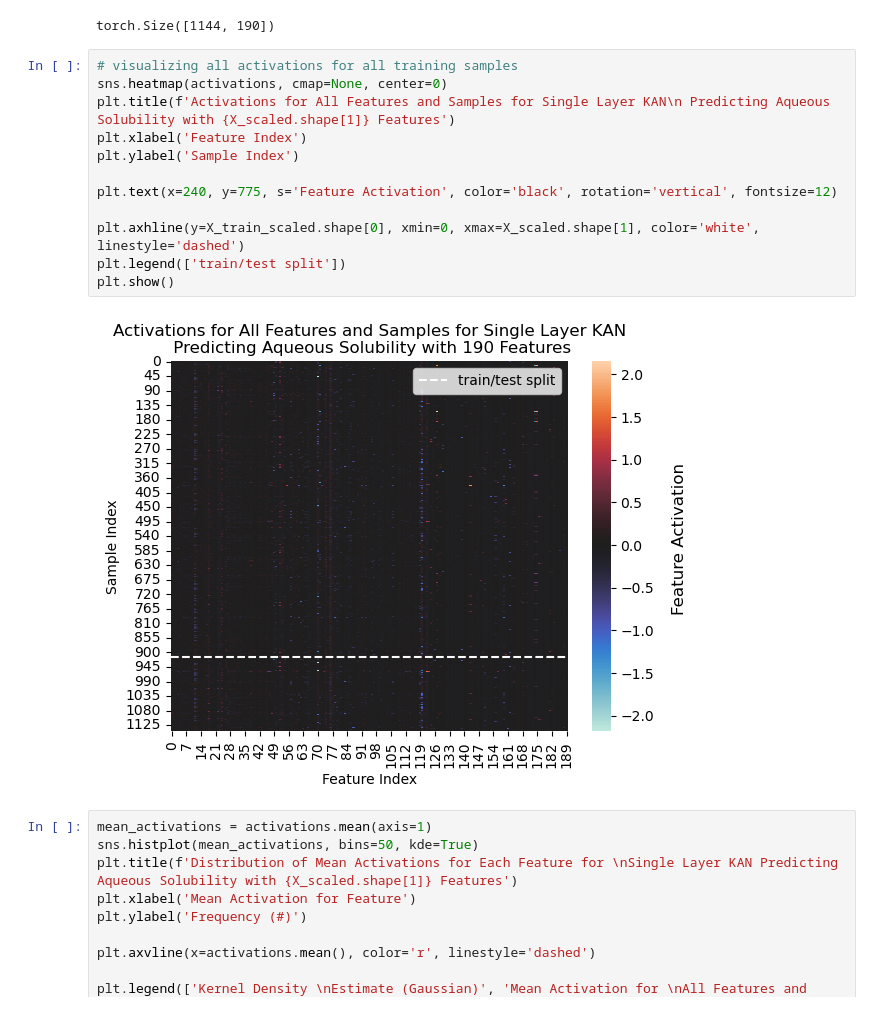
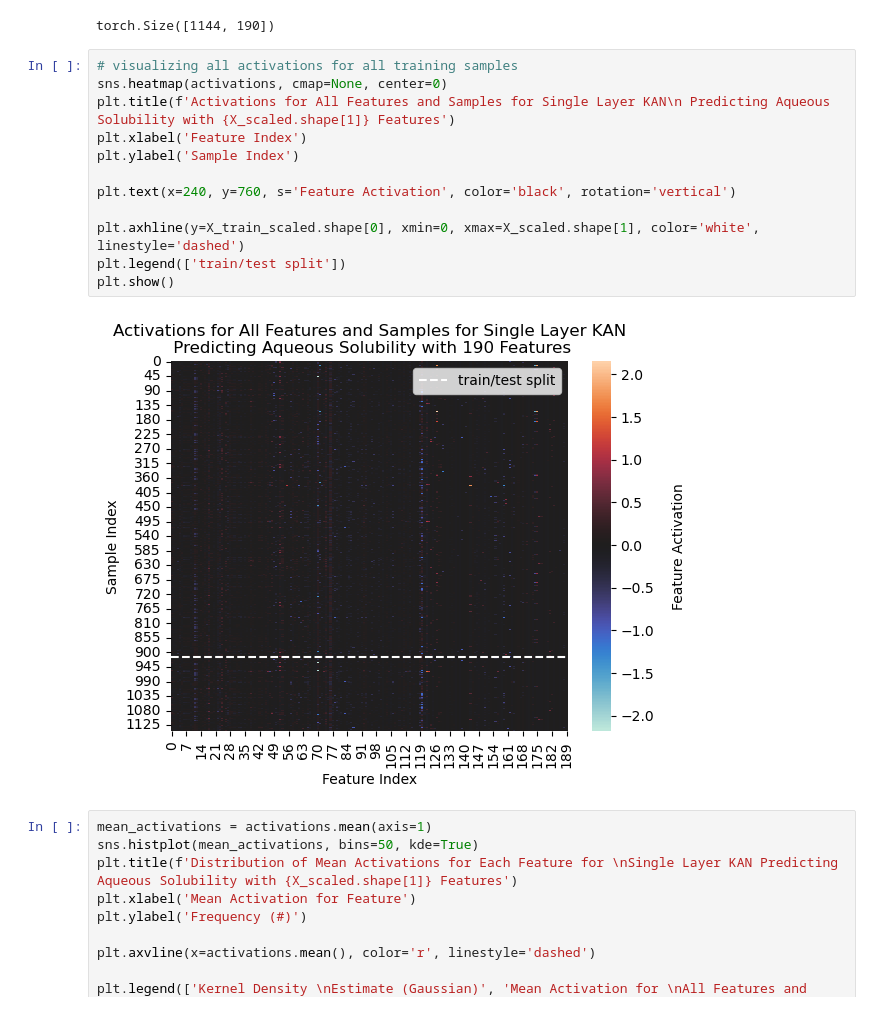
Before and after one commit to cgeils25/Chemical_Physics_and_KANs, a Jupyter notebook: notebooks/aqueous_solubility_delaney/investigating_KAN.ipynb, the cells around one changed output. Cells and saved outputs as stored; diff of their text form.

Commit message:
fixed font size on heatmap

```diff
--- a/notebooks/aqueous_solubility_delaney/investigating_KAN.ipynb
+++ b/notebooks/aqueous_solubility_delaney/investigating_KAN.ipynb
@@ -346,17 +346,17 @@ torch.Size([1144, 190])
 # %%
 # visualizing all activations for all training samples
 sns.heatmap(activations, cmap=None, center=0)
 plt.title(f'Activations for All Features and Samples for Single Layer KAN\n Predicting Aqueous Solubility with {X_scaled.shape[1]} Features')
 plt.xlabel('Feature Index')
 plt.ylabel('Sample Index')
 
-plt.text(x=240, y=775, s='Feature Activation', color='black', rotation='vertical', fontsize=12)
+plt.text(x=240, y=760, s='Feature Activation', color='black', rotation='vertical')
 
 plt.axhline(y=X_train_scaled.shape[0], xmin=0, xmax=X_scaled.shape[1], color='white', linestyle='dashed')
 plt.legend(['train/test split'])
 plt.show()
 # %% [output]
-[figure, old version]
+[figure, new version]
 # %%
 mean_activations = activations.mean(axis=1)
 sns.histplot(mean_activations, bins=50, kde=True)
```
